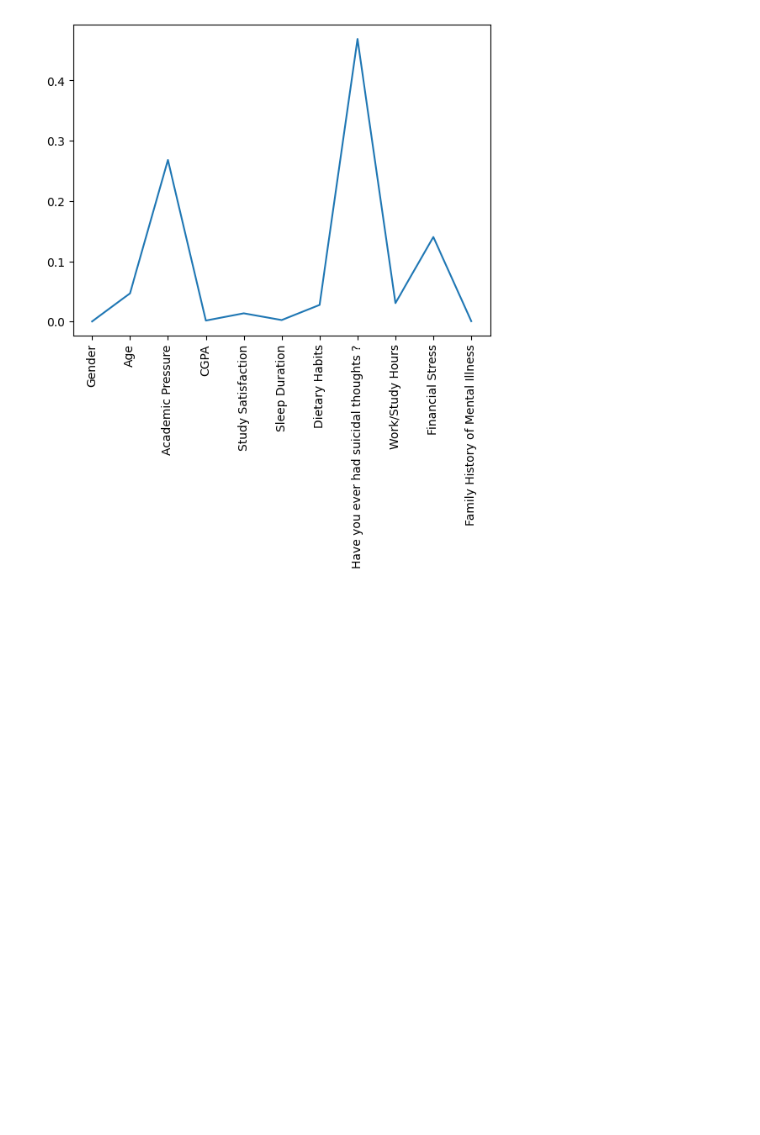
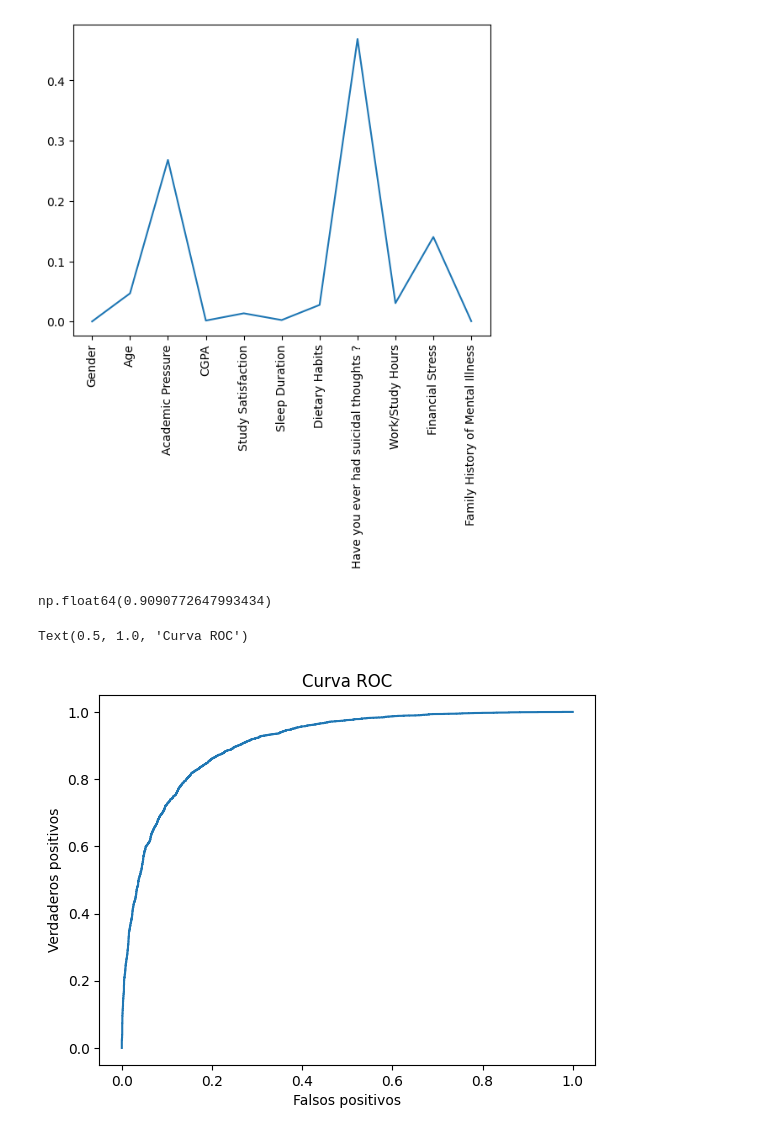
Before and after one commit to seba-art/proyecto1, a Jupyter notebook: prueba.ipynb, the cells around one changed output. Drawn from its saved outputs; the diff is of its cells as text; code cells hidden in the pictures; blank space fills up the shorter version.

```diff
--- a/prueba.ipynb
+++ b/prueba.ipynb
@@ -292,4 +292,27 @@ plt.xticks(rotation = 90)
 plt.show()
 # %% [output]
 [figure]
+# %%
+#Calcular y_prob, las probabilidades del conjunto de pruebas
+y_probs = model.predict_proba(X_test)[:, 1]# Probabilidad de clase positiva
+# %%
+from sklearn.metrics import roc_curve, roc_auc_score
+
+#Calcular los verdaderos positivos y falsos positivos
+fpr, tpr, thresholds = roc_curve(y_test, y_probs, pos_label=1)
+
+#Calcular el área bajo la curva ROC
+roc_auc = roc_auc_score(y_test, y_probs)
+roc_auc
+# %% [output]
+np.float64(0.9090772647993434)
+# %%
+#Graficar la curva ROC
+plt.plot(fpr, tpr)
+plt.xlabel('Falsos positivos')
+plt.ylabel('Verdaderos positivos')
+plt.title('Curva ROC')
+# %% [output]
+Text(0.5, 1.0, 'Curva ROC')
+[figure, added]
 # %%
```
Also changed, not shown: parts of 5 cells of this notebook.
